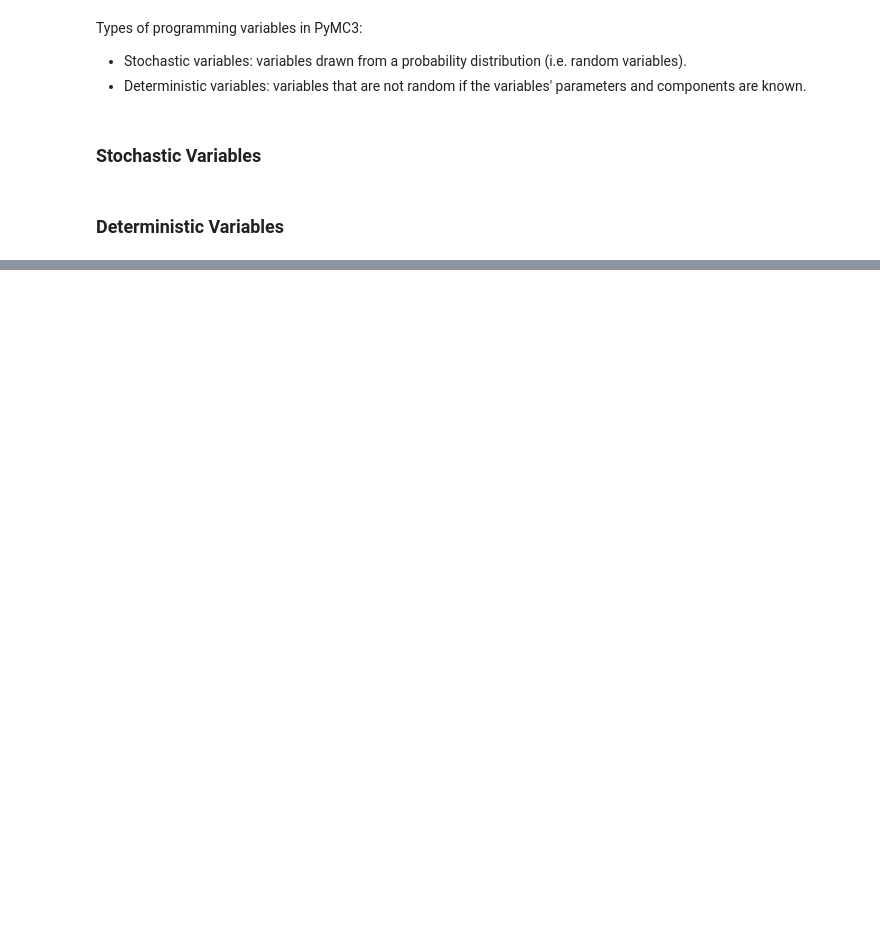
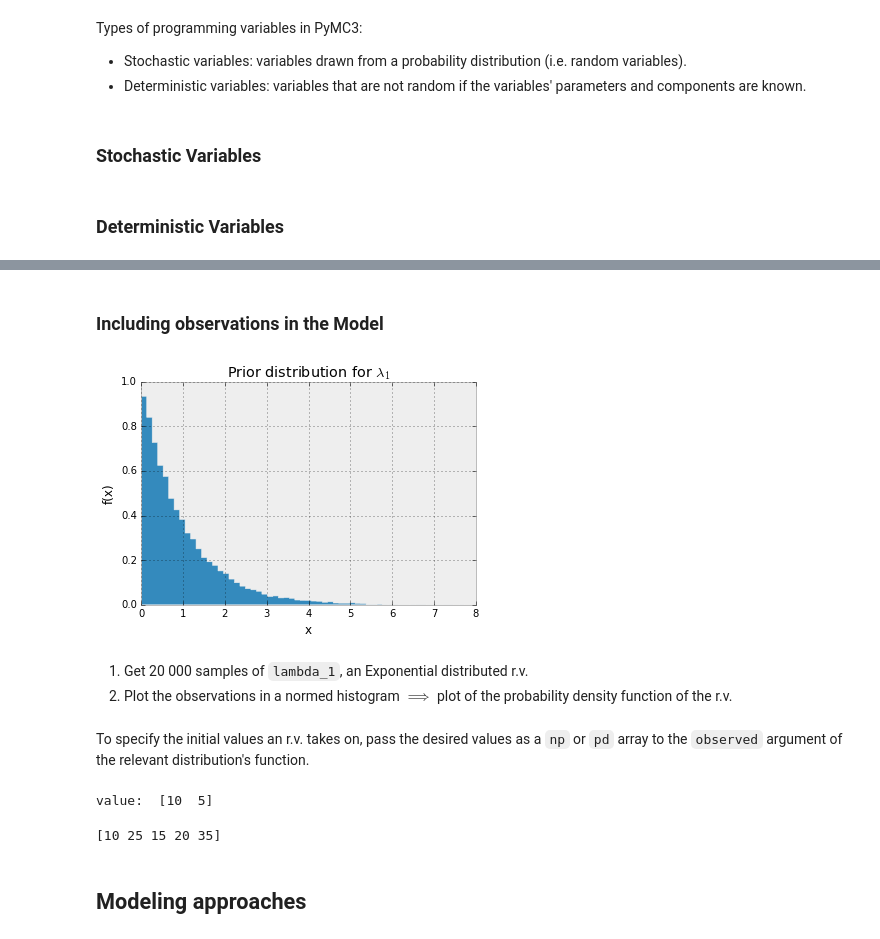
Before and after one commit to JeromeWynne/Probabilistic-Programming-and-Bayesian-Methods-for-Hackers, a Jupyter notebook: Chapter 2 - More on PyMC3.ipynb, the cells around one changed output, grey strips where cells are left out. Drawn from its saved outputs; the diff is of its cells as text; code cells hidden in the pictures; blank space fills up the shorter version.

Commit message:
Added section on Theano variables in PyMC3, how to sample from a stochastic pm variable, and how to model a problem by attempting to reconstruct the data generation process.

```diff
--- a/Chapter 2 - More on PyMC3.ipynb
+++ b/Chapter 2 - More on PyMC3.ipynb
@@ -2,9 +2,3 @@
 # Chapter 2: More on PyMC3
 # %% [markdown]
 ### Model context
-# %%
-import pymc3 as pm
-
-with pm.Model() as model: # Variables defined in context are auto-assigned to a model
-    parameter = pm.Exponential('poisson_param', 1, testval=0.5)
-    data_generator = pm.Poisson('data_generator', parameter)
@@ -80,0 +104,36 @@ with model:
+# %% [markdown]
+### Including observations in the Model
+# %%
+import matplotlib.pyplot as plt
+from scipy import stats
+%matplotlib inline
+plt.style.use('bmh')
+
+samples = [lambda_1.random()[0] for i in range(20000)]
+plt.hist(samples, bins=70, normed=True, histtype='stepfilled')
+plt.title('Prior distribution for $\lambda_1$')
+plt.xlim(0, 8);
+plt.ylabel('f(x)'); plt.xlabel('x');
+# %% [output]
+[figure, added]
+# %% [markdown]
+1. Get 20 000 samples of `lambda_1`, an Exponential distributed r.v.
+2. Plot the observations in a normed histogram $\implies$ plot of the probability density function of the r.v.
+# %% [markdown]
+To specify the initial values an r.v. takes on, pass the desired values as a `np` or `pd` array to the `observed` argument of the relevant distribution's function.
+# %%
+data = np.array([10, 5])
+with model:
+    fixed_variable = pm.Poisson('fxd', 1, observed=data)
+print('value: ', fixed_variable.tag.test_value)
+# %% [output]
+value:  [10  5]
+# %%
+data = np.array([10, 25, 15, 20, 35])
+with model:
+    obs = pm.Poisson('obs', lambda_, observed=data)
+print(obs.tag.test_value)
+# %% [output]
+[10 25 15 20 35]
+# %% [markdown]
+## Modeling approaches
```
Also changed, not shown: parts of 23 cells of this notebook.
